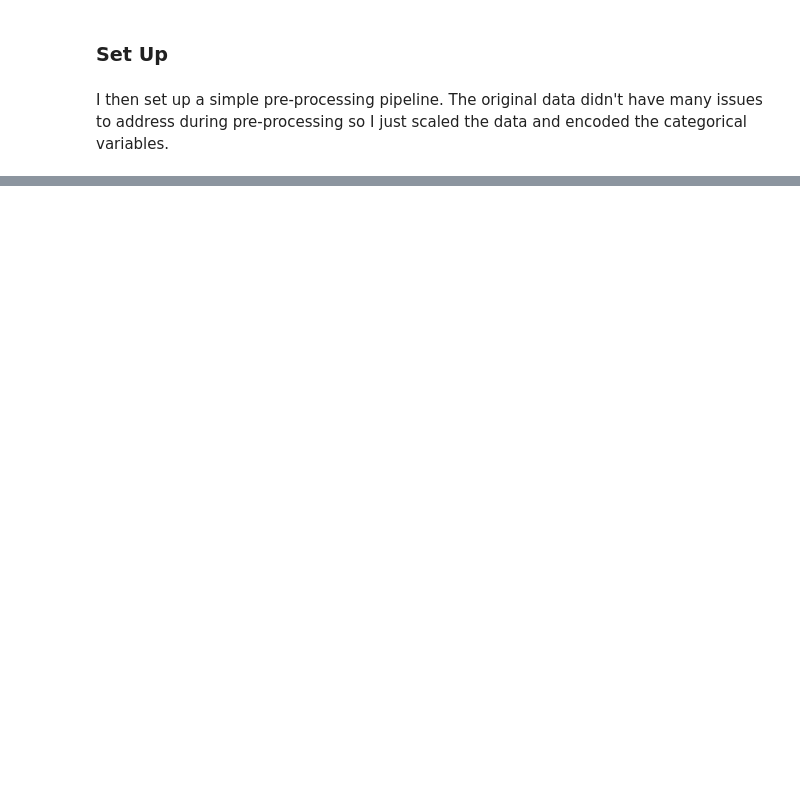
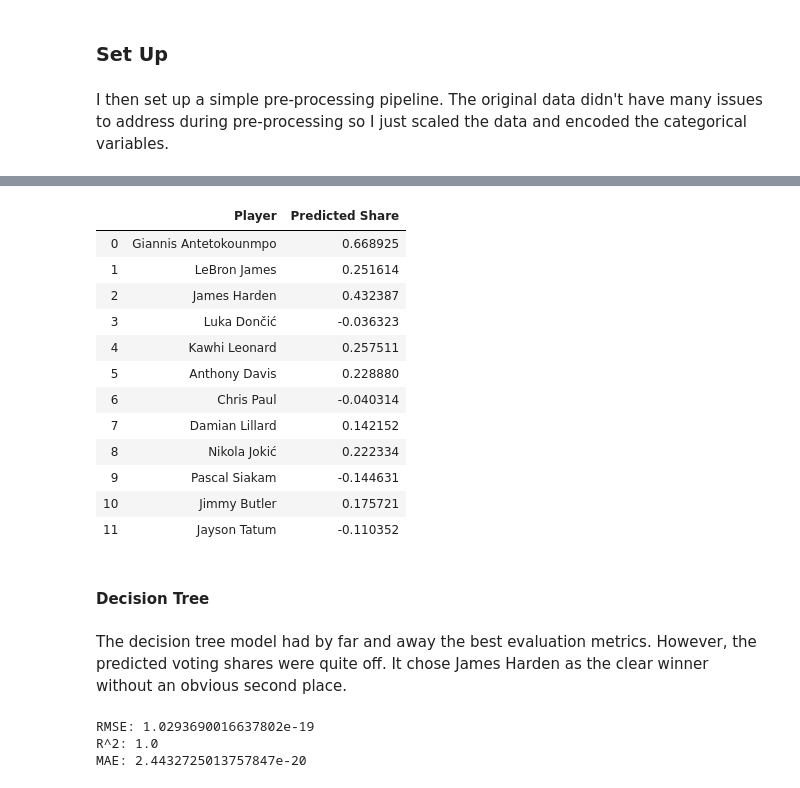
Before and after one commit to shanehuang16/NBA-MVP-Predictions, a Jupyter notebook: Full Report.ipynb, the cells around one changed output, grey strips where cells are left out. Saved outputs shown, nothing was run; the diff lists cells and outputs as text; code cells hidden in the pictures; blank space fills up the shorter version.

```diff
--- a/Full Report.ipynb
+++ b/Full Report.ipynb
@@ -287,0 +465,5 @@ y_test = data.loc[data['Year']==2020, 'Share']
+# %%
+ridge_pipeline = Pipeline([('pipeline', pipeline),
+                         ('ridge', Ridge())])
+
+ridge_pipeline.fit(X_train, y_train);
@@ -287,0 +480,21 @@ y_test = data.loc[data['Year']==2020, 'Share']
+# %%
+yhat = ridge_pipeline.predict(X_test)
+pd.concat([names_test,pd.Series(yhat).rename('Predicted Share')], axis=1)
+# %% [output]
+|  | Player | Predicted Share |
+| 0 | Giannis Antetokounmpo | 0.668925 |
+| 1 | LeBron James | 0.251614 |
+| 2 | James Harden | 0.432387 |
+| 3 | Luka Dončić | -0.036323 |
+| 4 | Kawhi Leonard | 0.257511 |
+| 5 | Anthony Davis | 0.228880 |
+| 6 | Chris Paul | -0.040314 |
+| 7 | Damian Lillard | 0.142152 |
+| 8 | Nikola Jokić | 0.222334 |
+| 9 | Pascal Siakam | -0.144631 |
+| 10 | Jimmy Butler | 0.175721 |
+| 11 | Jayson Tatum | -0.110352 |
+# %% [markdown]
+#### Decision Tree
+# %% [markdown]
+The decision tree model had by far and away the best evaluation metrics. However, the predicted voting shares were quite off. It chose James Harden as the clear winner without an obvious second place.
@@ -287,0 +508,10 @@ y_test = data.loc[data['Year']==2020, 'Share']
+# %%
+yhat_train = tree_pipeline.predict(X_train)
+rmse = np.sqrt(mean_squared_error(y_train, yhat_train))
+print('RMSE:',rmse)
+print('R^2:',r2_score(y_train, yhat_train))
+print('MAE:',mean_absolute_error(y_train, yhat_train))
+# %% [output]
+RMSE: 1.0293690016637802e-19
+R^2: 1.0
+MAE: 2.4432725013757847e-20
```
Also changed, not shown: parts of 59 cells of this notebook, 6 other files.
